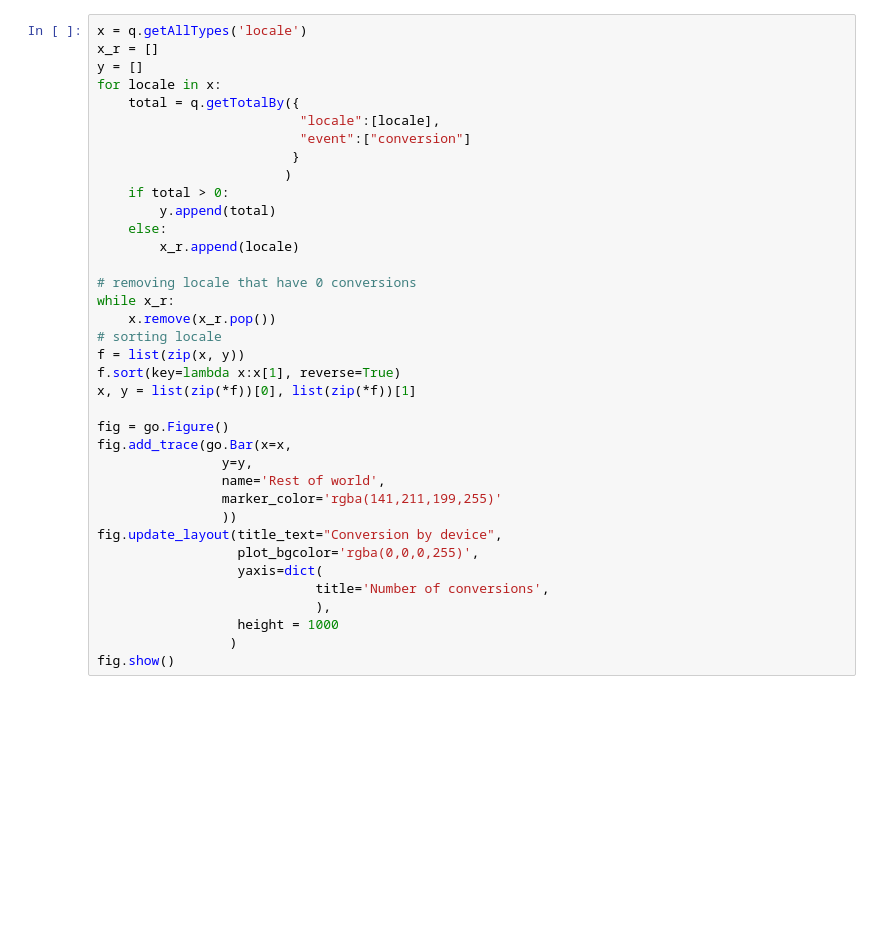
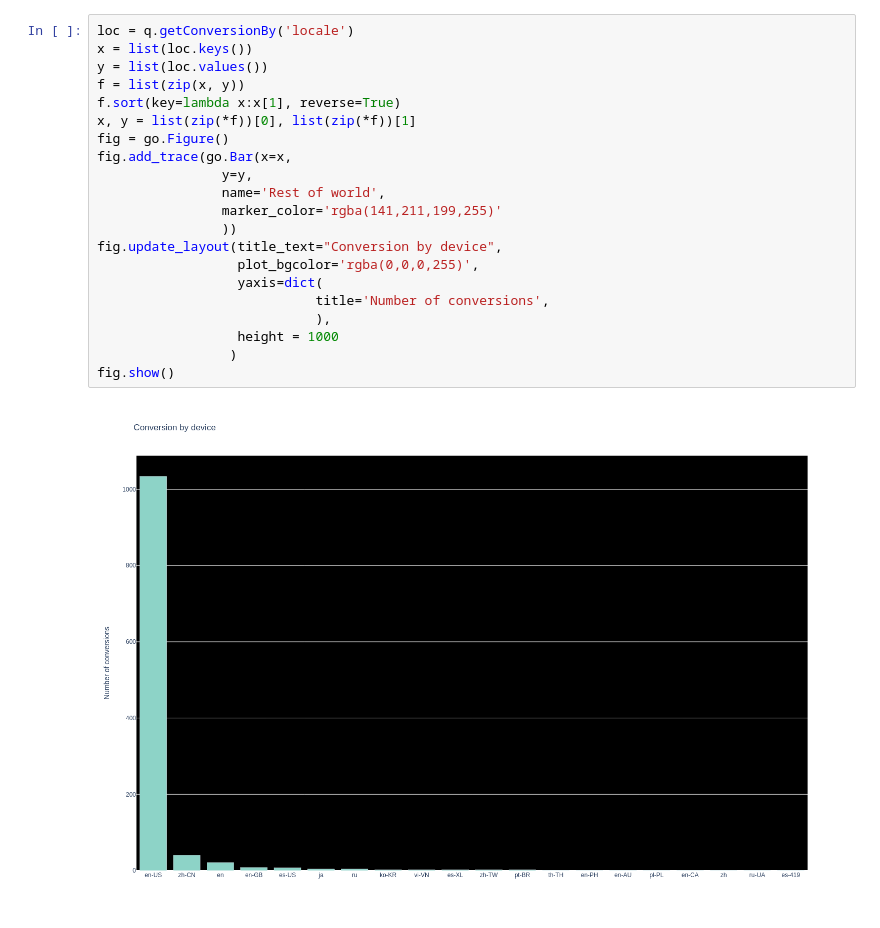
Before and after one commit to prenaissance/hr-helper-backend, a Jupyter notebook: data-analysis/analysis.ipynb, the cells around one changed output. Drawn from its saved outputs; the diff is of its cells as text; blank space fills up the shorter version.

Commit message:
added a faster algoritm for last plot

```diff
--- a/data-analysis/analysis.ipynb
+++ b/data-analysis/analysis.ipynb
@@ -63,37 +63,23 @@ fig.show()
 # %%
-x = q.getAllTypes('locale')
-x_r = []
-y = []
-for locale in x:
-    total = q.getTotalBy({
-                          "locale":[locale],
-                          "event":["conversion"]
-                         }
-                        )
-    if total > 0:
-        y.append(total)
-    else:
-        x_r.append(locale)
-
-# removing locale that have 0 conversions
-while x_r:
-    x.remove(x_r.pop())
-# sorting locale
+loc = q.getConversionBy('locale')
+x = list(loc.keys())
+y = list(loc.values())
 f = list(zip(x, y))
 f.sort(key=lambda x:x[1], reverse=True)
 x, y = list(zip(*f))[0], list(zip(*f))[1]
-
 fig = go.Figure()
 fig.add_trace(go.Bar(x=x,
                 y=y,
                 name='Rest of world',
                 marker_color='rgba(141,211,199,255)'
                 ))
 fig.update_layout(title_text="Conversion by device",
                   plot_bgcolor='rgba(0,0,0,255)',
                   yaxis=dict(
                             title='Number of conversions',
                             ),
                   height = 1000
                  )
 fig.show()
+# %% [output]
+[figure, added]
```
Also changed, not shown: parts of 4 cells of this notebook.
